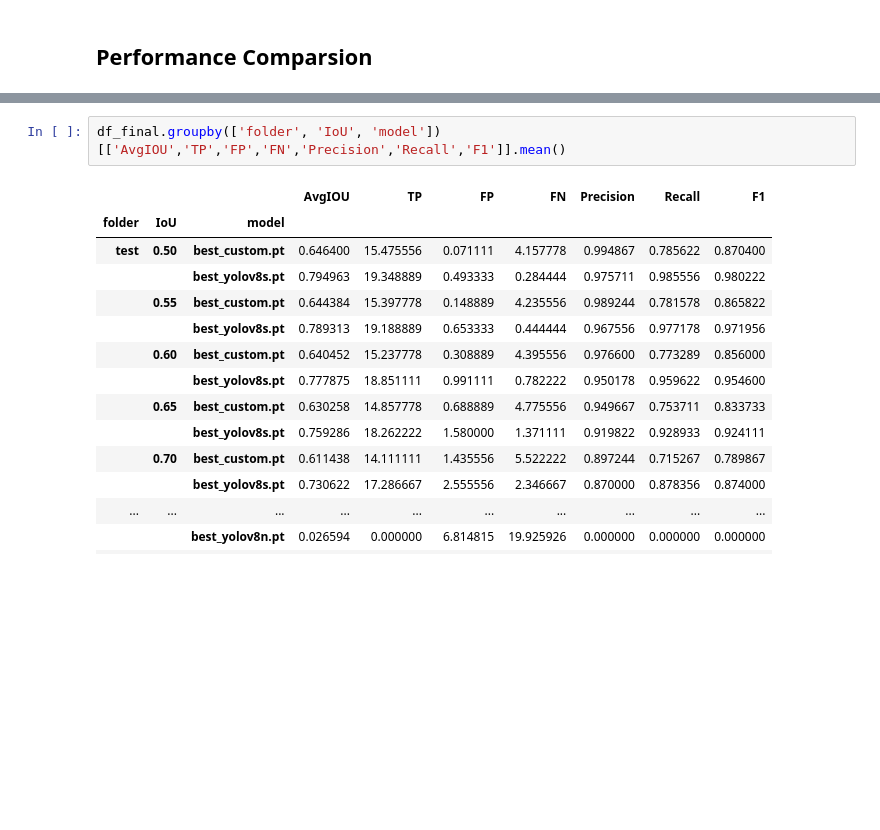
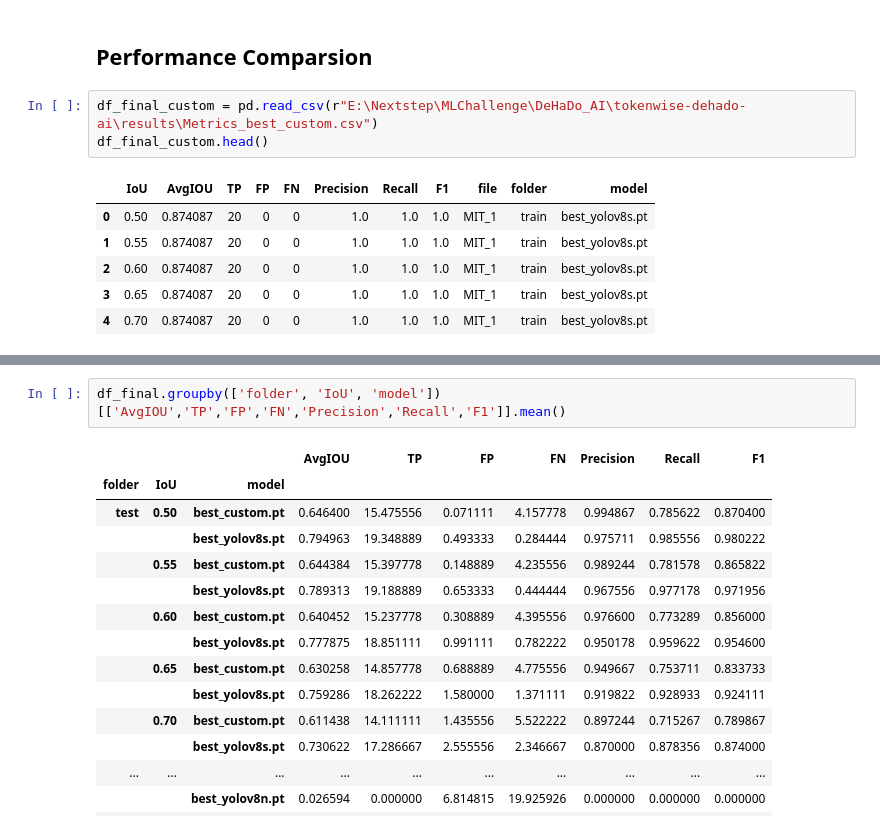
Before and after one commit to sathishkumartheta/tokenwise-dehado-ai, a Jupyter notebook: notebooks/Playground_Muthu.ipynb, the cells around one changed output, grey strips where cells are left out. Saved outputs shown, nothing was run; the diff lists cells and outputs as text; blank space fills up the shorter version.

```diff
--- a/notebooks/Playground_Muthu.ipynb
+++ b/notebooks/Playground_Muthu.ipynb
@@ -146,2 +343,12 @@ image 1/1 F:\Muthu_2023\Personal\NextStep\Hackathon\DeHaDo_AI\Dataset\test\image
 # %% [markdown]
 ## Performance Comparsion
+# %%
+df_final_custom = pd.read_csv(r"E:\Nextstep\MLChallenge\DeHaDo_AI\tokenwise-dehado-ai\results\Metrics_best_custom.csv")
+df_final_custom.head()
+# %% [output]
+|  | IoU | AvgIOU | TP | FP | FN | Precision | Recall | F1 | file | folder | model |
+| 0 | 0.50 | 0.874087 | 20 | 0 | 0 | 1.0 | 1.0 | 1.0 | MIT_1 | train | best_yolov8s.pt |
+| 1 | 0.55 | 0.874087 | 20 | 0 | 0 | 1.0 | 1.0 | 1.0 | MIT_1 | train | best_yolov8s.pt |
+| 2 | 0.60 | 0.874087 | 20 | 0 | 0 | 1.0 | 1.0 | 1.0 | MIT_1 | train | best_yolov8s.pt |
+| 3 | 0.65 | 0.874087 | 20 | 0 | 0 | 1.0 | 1.0 | 1.0 | MIT_1 | train | best_yolov8s.pt |
+| 4 | 0.70 | 0.874087 | 20 | 0 | 0 | 1.0 | 1.0 | 1.0 | MIT_1 | train | best_yolov8s.pt |
```
Also changed, not shown: parts of 30 cells of this notebook.
